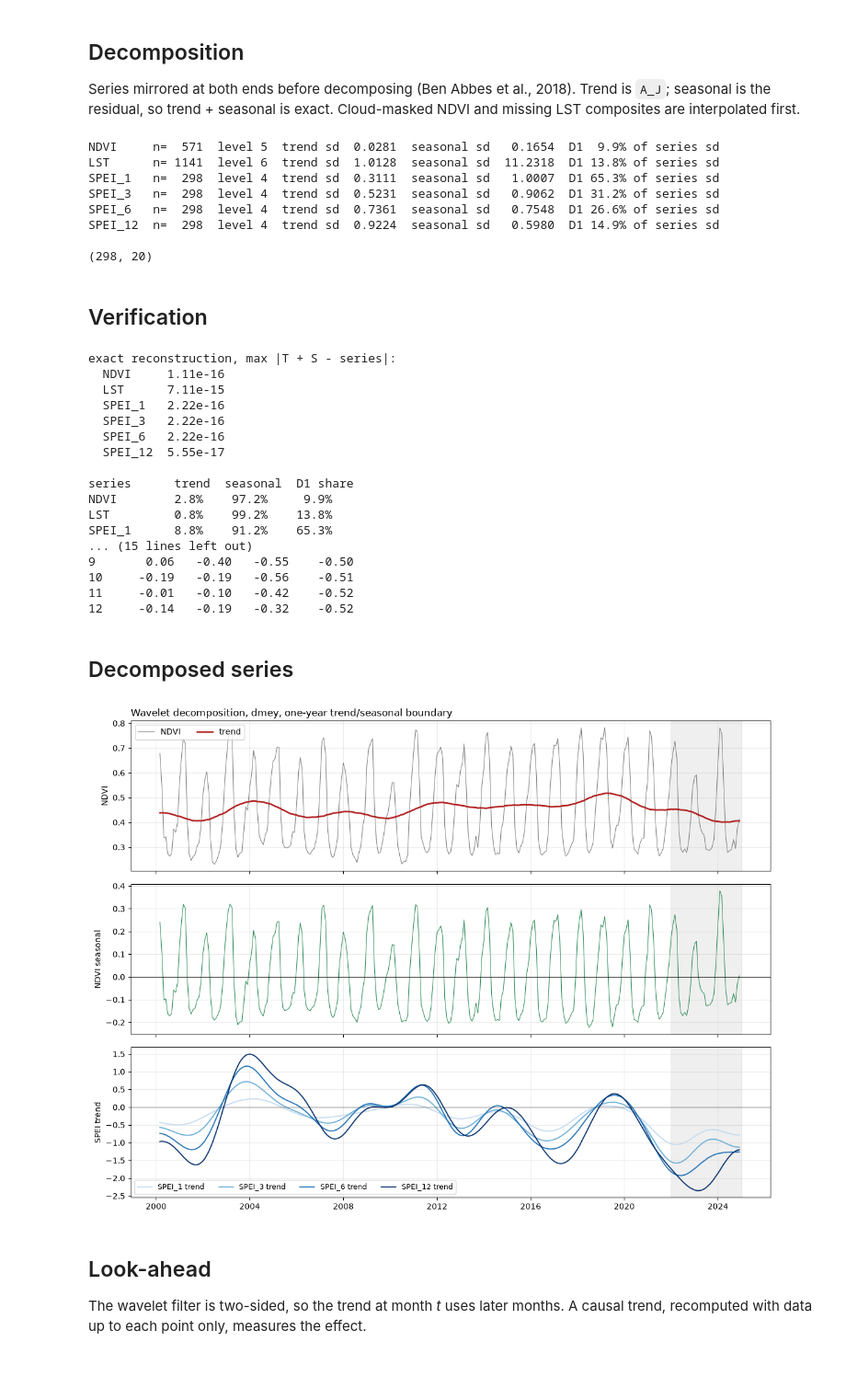
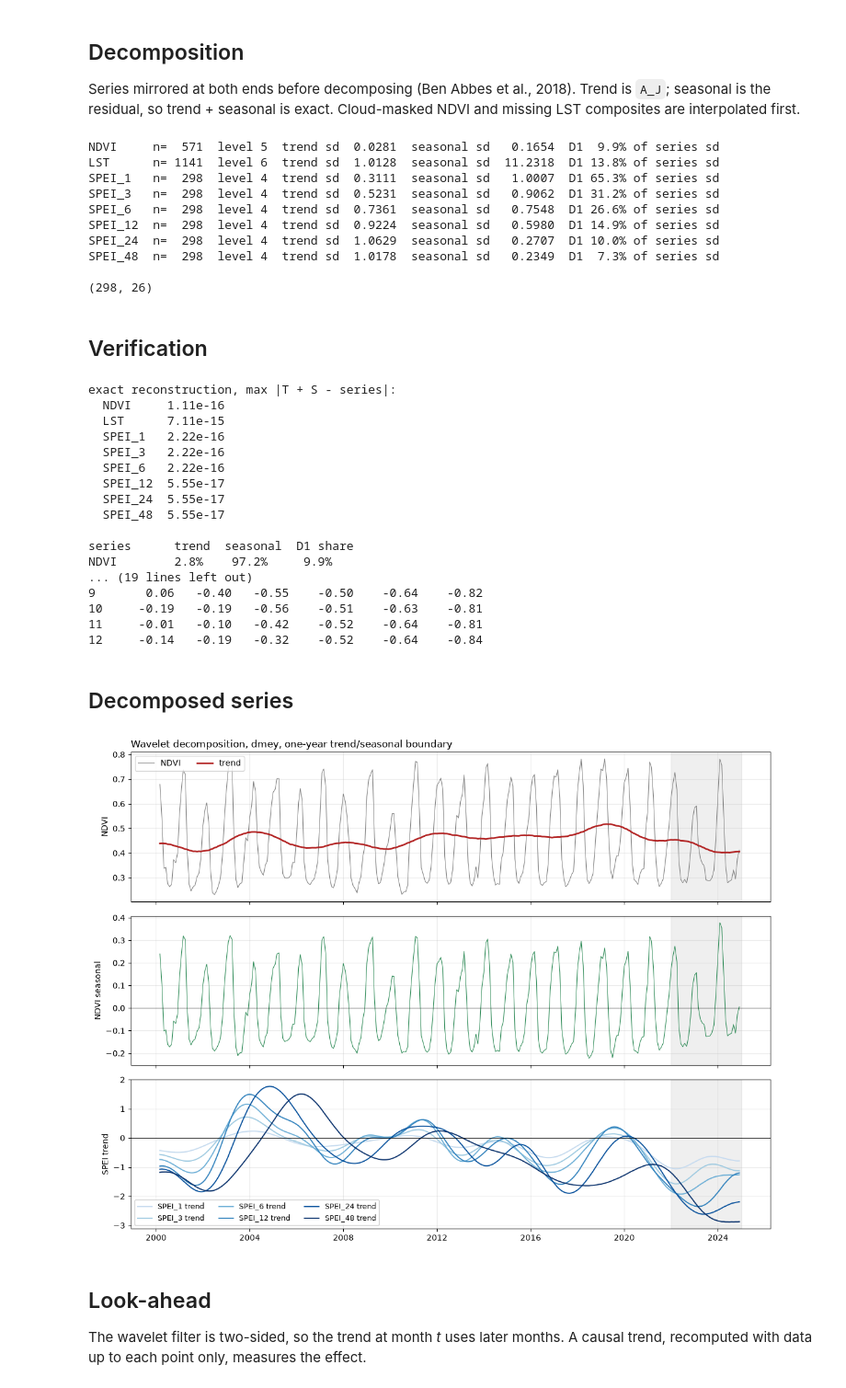
Before and after one commit to ilyesskhayati/olive-ndvi-xai-comparison, a Jupyter notebook: notebooks/02_wavelet_decomposition.ipynb, the cells around one changed output. Shown at 92% size. Cells and saved outputs as stored; diff of their text form; code cells hidden in the pictures.

```diff
--- a/notebooks/02_wavelet_decomposition.ipynb
+++ b/notebooks/02_wavelet_decomposition.ipynb
@@ -27,7 +27,7 @@ ndvi16 = (pd.read_csv("../data/raw/orchard_ndvi_16day.csv", parse_dates=["date"]
 lst8 = (pd.read_csv("../data/raw/orchard_lst_8day.csv", parse_dates=["date"])
           .set_index("date")["LST"])
 
-SPEI_COLS = ["SPEI_1", "SPEI_3", "SPEI_6", "SPEI_12"]
+SPEI_COLS = ["SPEI_1", "SPEI_3", "SPEI_6", "SPEI_12", "SPEI_24", "SPEI_48"]
 ALL_SERIES = ["NDVI", "LST"] + SPEI_COLS
 
 print(f"monthly {master.shape}   16-day NDVI {len(ndvi16)}   8-day LST {len(lst8)}")
@@ -133,8 +133,10 @@ SPEI_1   n=  298  level 4  trend sd  0.3111  seasonal sd   1.0007  D1 65.3% of s
 SPEI_3   n=  298  level 4  trend sd  0.5231  seasonal sd   0.9062  D1 31.2% of series sd
 SPEI_6   n=  298  level 4  trend sd  0.7361  seasonal sd   0.7548  D1 26.6% of series sd
 SPEI_12  n=  298  level 4  trend sd  0.9224  seasonal sd   0.5980  D1 14.9% of series sd
+SPEI_24  n=  298  level 4  trend sd  1.0629  seasonal sd   0.2707  D1 10.0% of series sd
+SPEI_48  n=  298  level 4  trend sd  1.0178  seasonal sd   0.2349  D1  7.3% of series sd
 
-(298, 20)
+(298, 26)
 # %% [markdown]
 ## Verification
 # %%
@@ -160,49 +162,50 @@ exact reconstruction, max |T + S - series|:
   SPEI_3   2.22e-16
   SPEI_6   2.22e-16
   SPEI_12  5.55e-17
+  SPEI_24  5.55e-17
+  SPEI_48  5.55e-17
 
 series      trend  seasonal  D1 share
 NDVI        2.8%    97.2%     9.9%
-LST         0.8%    99.2%    13.8%
-SPEI_1      8.8%    91.2%    65.3%
-... (15 lines left out)
-9       0.06   -0.40   -0.55    -0.50
-10     -0.19   -0.19   -0.56    -0.51
-11     -0.01   -0.10   -0.42    -0.52
-12     -0.14   -0.19   -0.32    -0.52
+... (19 lines left out)
+9       0.06   -0.40   -0.55    -0.50    -0.64    -0.82
+10     -0.19   -0.19   -0.56    -0.51    -0.63    -0.81
+11     -0.01   -0.10   -0.42    -0.52    -0.64    -0.81
+12     -0.14   -0.19   -0.32    -0.52    -0.64    -0.84
 # %% [markdown]
 ## Decomposed series
 # %%
 fig, axes = plt.subplots(3, 1, figsize=(12, 9), sharex=True)
 d = decomp.index
 
 axes[0].plot(d, decomp["NDVI"], color="grey", lw=0.8, label="NDVI")
 axes[0].plot(d, decomp["NDVI_T"], color="firebrick", lw=2, label="trend")
 axes[0].set_ylabel("NDVI")
 axes[0].legend(loc="upper left", ncol=2)
 
 axes[1].plot(d, decomp["NDVI_S"], color="seagreen", lw=0.8)
 axes[1].axhline(0, color="black", lw=0.6)
 axes[1].set_ylabel("NDVI seasonal")
 
-for col, shade in zip(SPEI_COLS, ["#c6dbef", "#6baed6", "#2171b5", "#08306b"]):
+for col, shade in zip(SPEI_COLS, ["#c6dbef", "#9ecae1", "#6baed6", "#3182bd",
+                                  "#08519c", "#08306b"]):
     axes[2].plot(d, decomp[f"{col}_T"], lw=1.4, color=shade, label=f"{col} trend")
 axes[2].axhline(0, color="black", lw=0.6)
 axes[2].set_ylabel("SPEI trend")
-axes[2].legend(loc="lower left", ncol=4, fontsize=9)
+axes[2].legend(loc="lower left", ncol=3, fontsize=9)
 
 for ax in axes:
     ax.axvspan(pd.Timestamp("2022-01-01"), pd.Timestamp("2024-12-31"),
                color="grey", alpha=0.12, zorder=0)
     ax.grid(alpha=0.25)
 
 axes[0].set_title("Wavelet decomposition, dmey, one-year trend/seasonal boundary",
                   loc="left")
 fig.tight_layout()
 fig.savefig("../figures/02_decomposition.png", dpi=150, bbox_inches="tight")
 plt.show()
 # %% [output]
-[figure, old version]
+[figure, new version]
 # %% [markdown]
 ## Look-ahead
 
```
Also changed, not shown: parts of 3 cells of this notebook, 26 other files.
